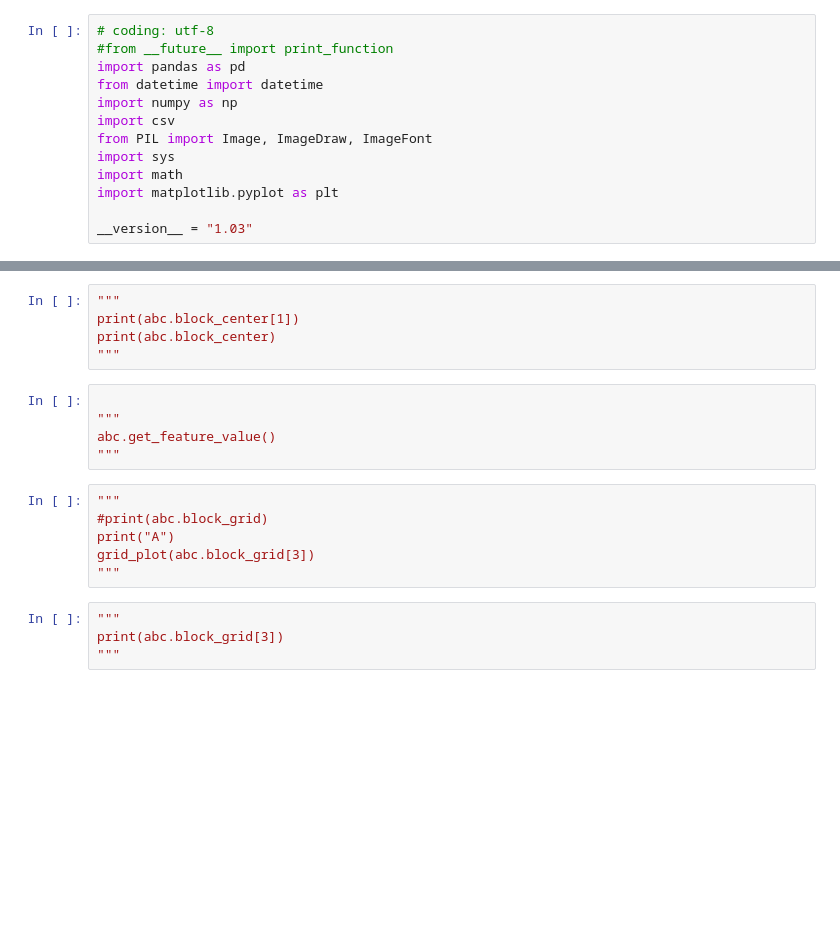
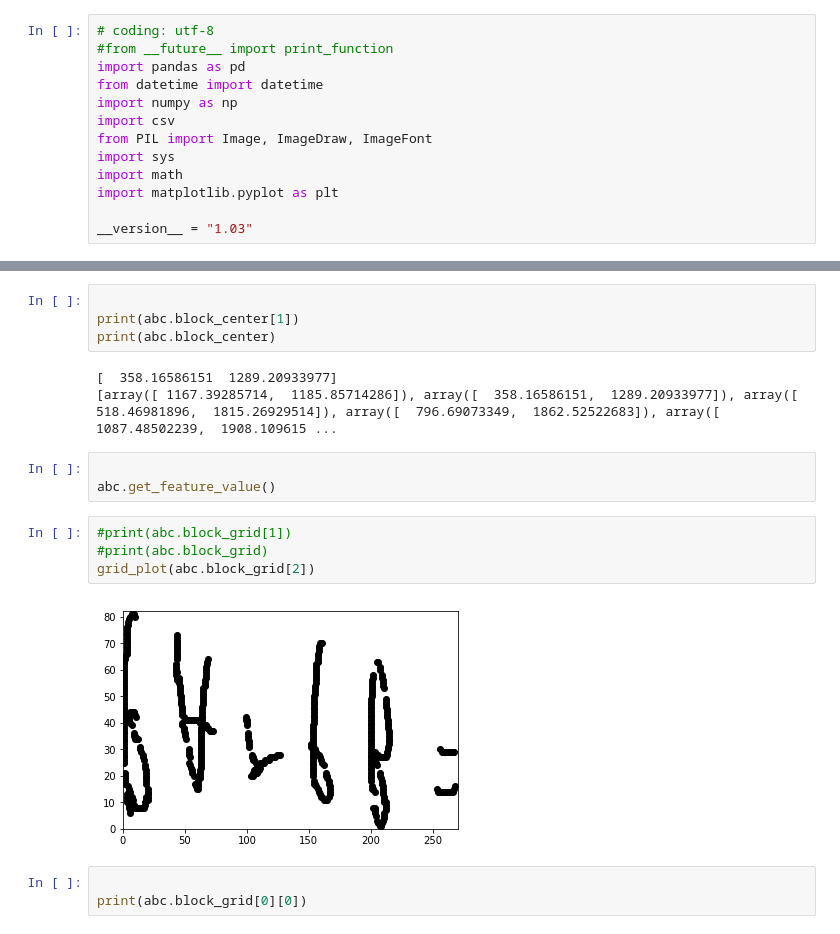
Before and after one commit to tatt0826/saikyo, a Jupyter notebook: SaikyoABC.ipynb, the cells around one changed output, grey strips where cells are left out. Drawn from its saved outputs; the diff is of its cells as text; blank space fills up the shorter version.

```diff
--- a/SaikyoABC.ipynb
+++ b/SaikyoABC.ipynb
@@ -614,21 +682,20 @@ overlayimage2
 # %%
-"""
+
 print(abc.block_center[1])
 print(abc.block_center)
-"""
+# %% [output]
+[  358.16586151  1289.20933977]
+[array([ 1167.39285714,  1185.85714286]), array([  358.16586151,  1289.20933977]), array([  518.46981896,  1815.26929514]), array([  796.69073349,  1862.52522683]), array([ 1087.48502239,  1908.109615 ...
 # %%
 
-"""
 abc.get_feature_value()
-"""
 # %%
-"""
+#print(abc.block_grid[1])
 #print(abc.block_grid)
-print("A")
-grid_plot(abc.block_grid[3])
-"""
+grid_plot(abc.block_grid[2])
+# %% [output]
+[figure, added]
 # %%
-"""
-print(abc.block_grid[3])
-"""
+
+print(abc.block_grid[0][0])
 # %%
```
Also changed, not shown: parts of 8 cells of this notebook, 4 other files.
